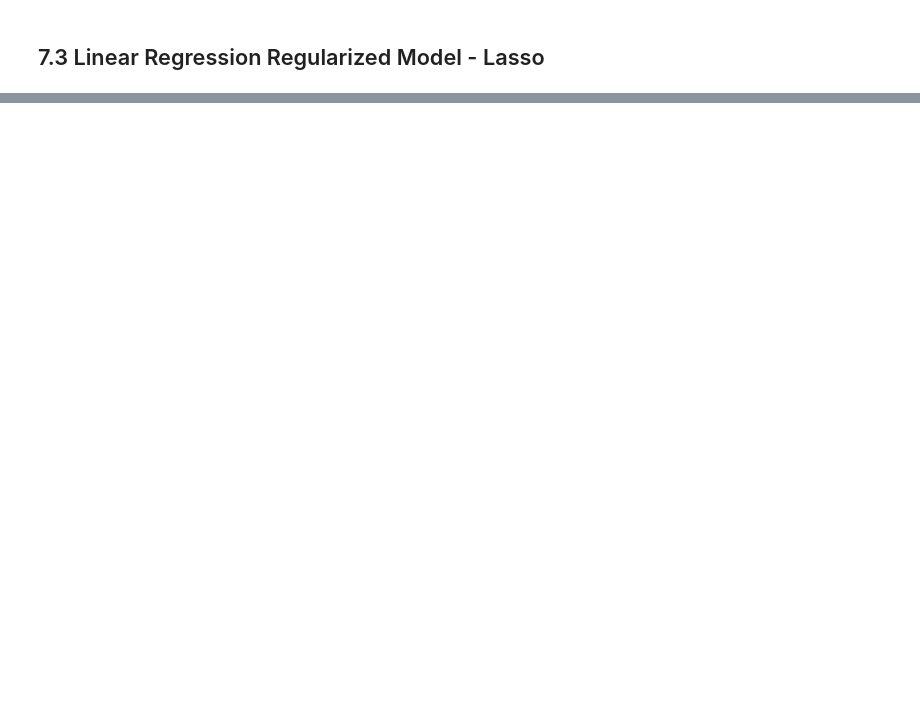
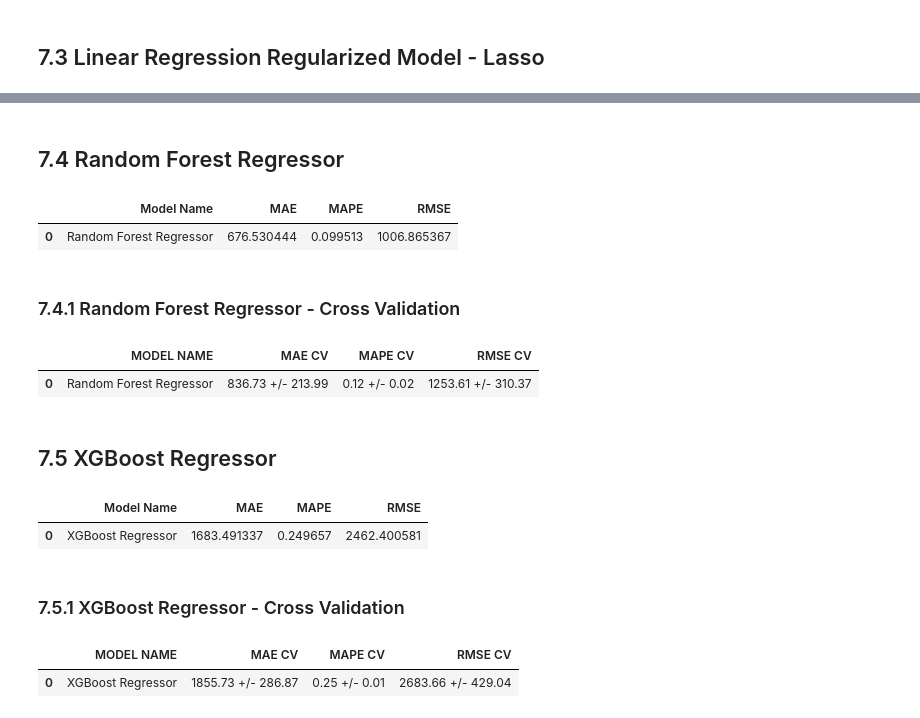
Before and after one commit to engmarcel/data_sicence_train_cds, a Jupyter notebook: analise_financeira_m07.ipynb, the cells around one changed output, grey strips where cells are left out. Saved outputs shown, nothing was run; the diff lists cells and outputs as text; code cells hidden in the pictures; blank space fills up the shorter version.

```diff
--- a/analise_financeira_m07.ipynb
+++ b/analise_financeira_m07.ipynb
@@ -848,0 +905,52 @@ lrr_result
+# %% [markdown]
+## 7.4 Random Forest Regressor
+# %%
+# model
+rf= RandomForestRegressor(n_estimators= 100, n_jobs= -1, random_state= 42).fit(x_train, y_train)
+
+# prediction
+yhat_rf= rf.predict(x_test)
+
+#performance
+rf_result= ml_error('Random Forest Regressor', np.expm1(y_test), np.expm1(yhat_rf))
+rf_result
+# %% [output]
+|  | Model Name | MAE | MAPE | RMSE |
+| 0 | Random Forest Regressor | 676.530444 | 0.099513 | 1006.865367 |
+# %% [markdown]
+### 7.4.1 Random Forest Regressor - Cross Validation
+# %%
+rf_result_cv = cross_validation(x_training, 5, 'Random Forest Regressor', rf, verbose=False)
+rf_result_cv
+# %% [output]
+|  | MODEL NAME | MAE CV | MAPE CV | RMSE CV |
+| 0 | Random Forest Regressor | 836.73 +/- 213.99 | 0.12 +/- 0.02 | 1253.61 +/- 310.37 |
+# %% [markdown]
+## 7.5 XGBoost Regressor
+# %%
+# model
+model_xgb = xgb.XGBRegressor(
+    objective='reg:squarederror',
+    n_estimators=100,
+    eta=0.01,
+    max_depth=10,
+    subsample=0.7,
+    colsample_bytree=0.9).fit(x_train, y_train)
+
+# prediction
+yhat_xgb= model_xgb.predict(x_test)
+
+# performance
+xgb_result= ml_error('XGBoost Regressor', np.expm1(y_test), np.expm1(yhat_xgb))
+xgb_result
+# %% [output]
+|  | Model Name | MAE | MAPE | RMSE |
+| 0 | XGBoost Regressor | 1683.491337 | 0.249657 | 2462.400581 |
+# %% [markdown]
+### 7.5.1 XGBoost Regressor - Cross Validation
+# %%
+xgb_result_cv = cross_validation(x_training, 5, 'XGBoost Regressor', model_xgb, verbose=False)
+xgb_result_cv
+# %% [output]
+|  | MODEL NAME | MAE CV | MAPE CV | RMSE CV |
+| 0 | XGBoost Regressor | 1855.73 +/- 286.87 | 0.25 +/- 0.01 | 2683.66 +/- 429.04 |
```
Also changed, not shown: parts of 19 cells of this notebook.
